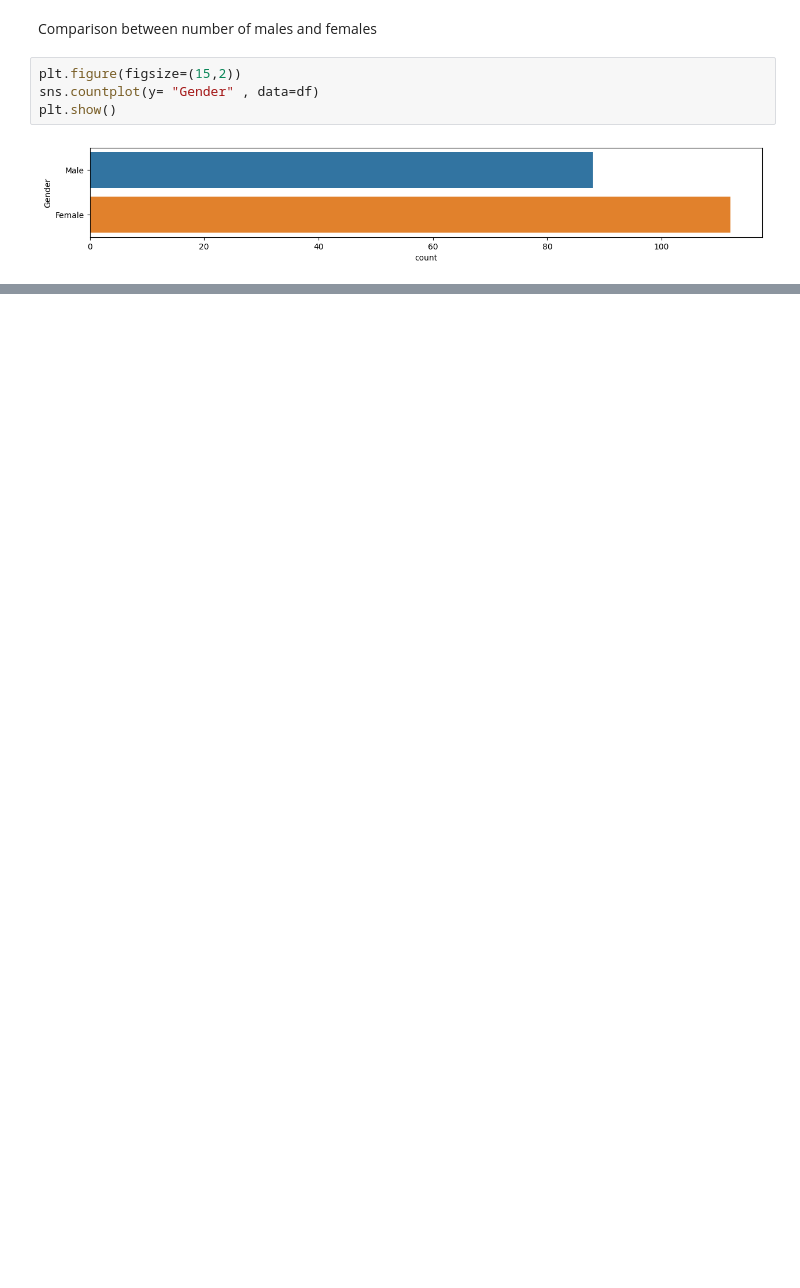
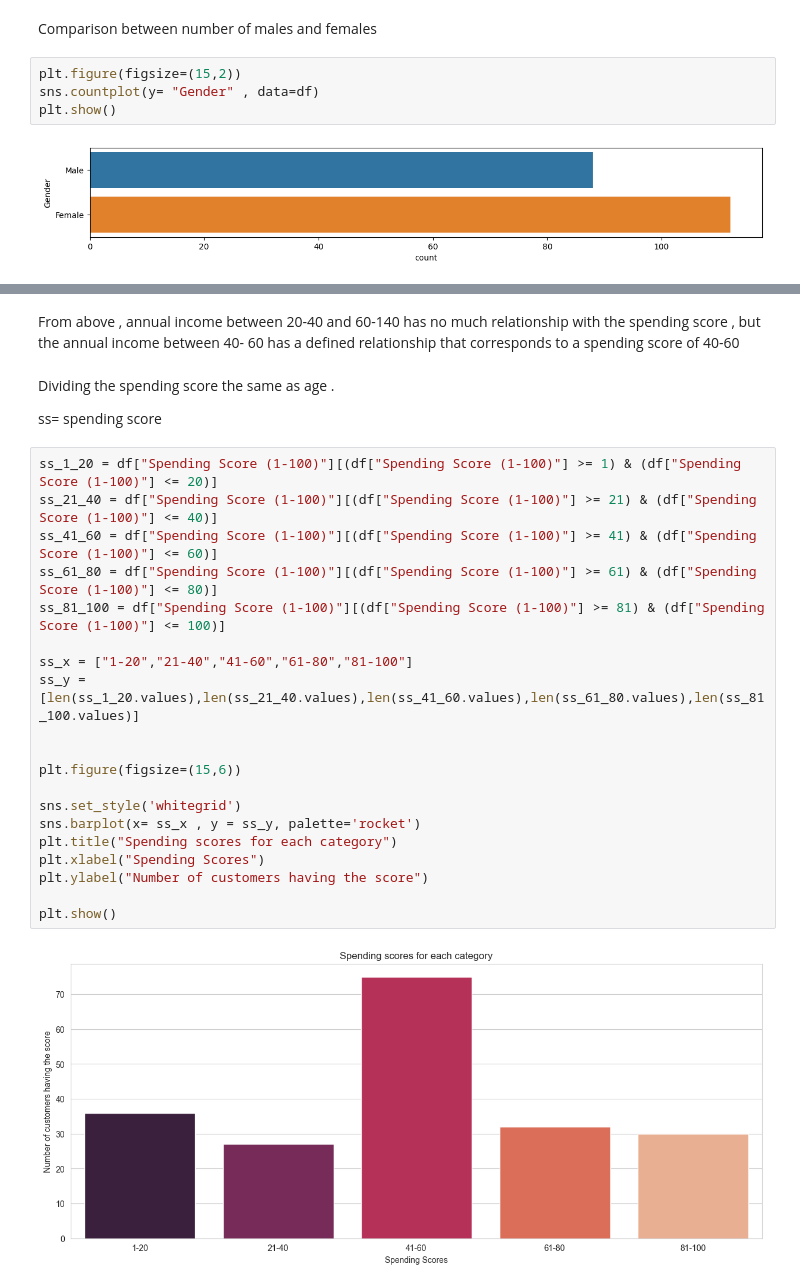
Before and after one commit to anzykenya/Customer-Segmenation, a Jupyter notebook: MallSegmentation.ipynb, the cells around one changed output, grey strips where cells are left out. Cells and saved outputs as stored; diff of their text form; blank space fills up the shorter version.

```diff
--- a/MallSegmentation.ipynb
+++ b/MallSegmentation.ipynb
@@ -112,0 +162,29 @@ plt.show()
+# %% [markdown]
+From above , annual income between 20-40 and 60-140 has no much relationship with the spending score ,
+but the annual income between 40- 60 has a defined relationship that corresponds to a spending score of 40-60
+# %% [markdown]
+Dividing the spending score the same as age .
+
+ss= spending score
+# %%
+ss_1_20 = df["Spending Score (1-100)"][(df["Spending Score (1-100)"] >= 1) & (df["Spending Score (1-100)"] <= 20)]
+ss_21_40 = df["Spending Score (1-100)"][(df["Spending Score (1-100)"] >= 21) & (df["Spending Score (1-100)"] <= 40)]
+ss_41_60 = df["Spending Score (1-100)"][(df["Spending Score (1-100)"] >= 41) & (df["Spending Score (1-100)"] <= 60)]
+ss_61_80 = df["Spending Score (1-100)"][(df["Spending Score (1-100)"] >= 61) & (df["Spending Score (1-100)"] <= 80)]
+ss_81_100 = df["Spending Score (1-100)"][(df["Spending Score (1-100)"] >= 81) & (df["Spending Score (1-100)"] <= 100)]
+
+ss_x = ["1-20","21-40","41-60","61-80","81-100"]
+ss_y = [len(ss_1_20.values),len(ss_21_40.values),len(ss_41_60.values),len(ss_61_80.values),len(ss_81_100.values)]
+
+
+plt.figure(figsize=(15,6))
+
+sns.set_style('whitegrid')
+sns.barplot(x= ss_x , y = ss_y, palette='rocket')
+plt.title("Spending scores for each category")
+plt.xlabel("Spending Scores")
+plt.ylabel("Number of customers having the score")
+
+plt.show()
+# %% [output]
+[figure, added]
```
Also changed, not shown: parts of 12 cells of this notebook.
